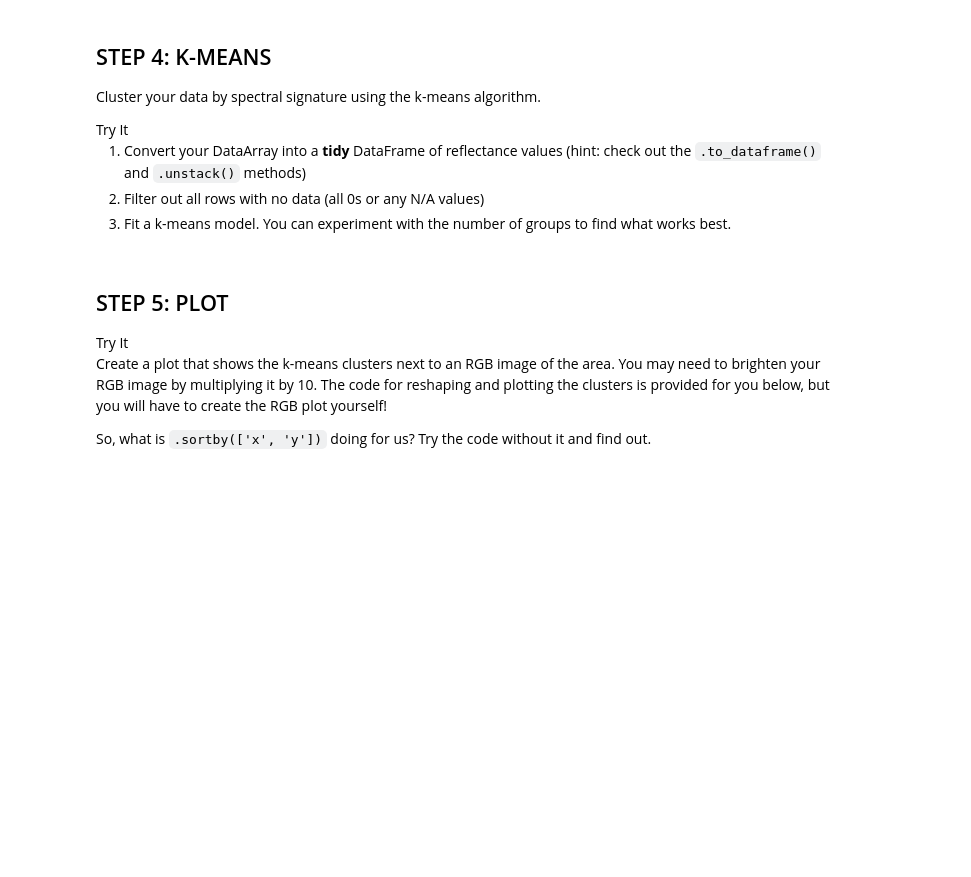
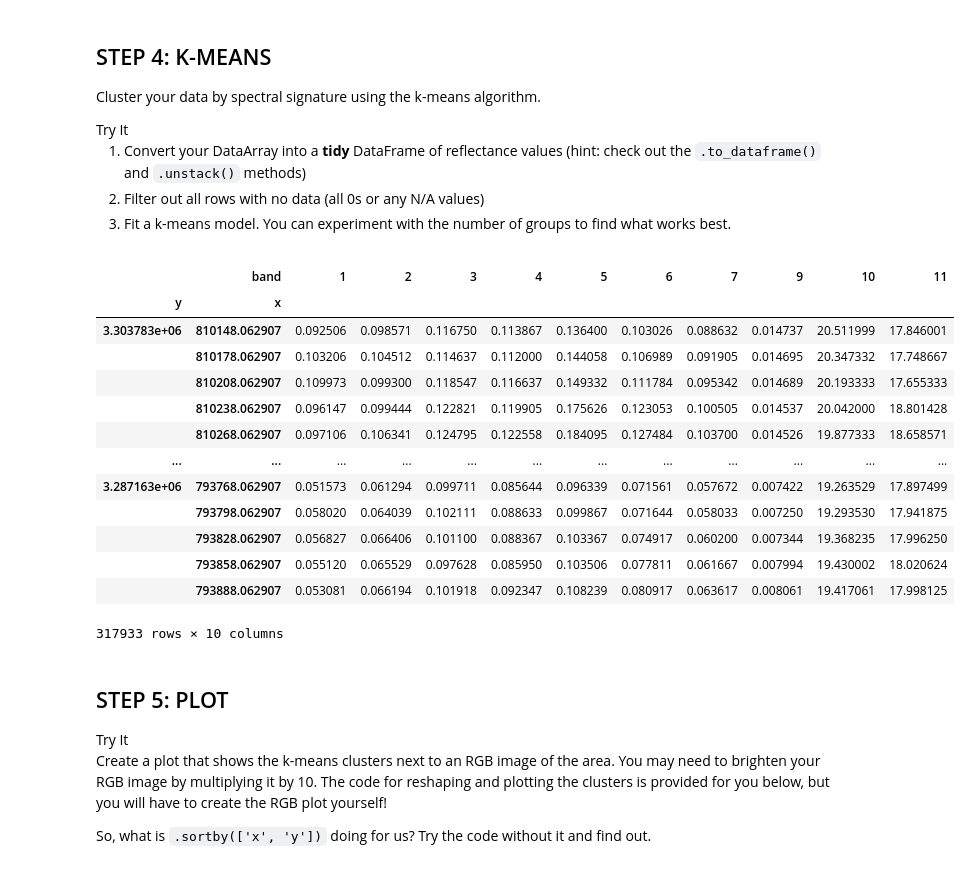
Before and after one commit to earthlab-education/clustering-lauren-alexandra, a Jupyter notebook: clustering.ipynb, the cells around one changed output. Saved outputs shown, nothing was run; the diff lists cells and outputs as text; code cells hidden in the pictures; blank space fills up the shorter version.

Commit message:
create tidy dataframe

```diff
--- a/clustering.ipynb
+++ b/clustering.ipynb
@@ -734,0 +730,25 @@ find what works best.</li>
+# %%
+# Convert spectral DataArray to a tidy DataFrame
+
+delta_reflectance_df = (
+    delta_reflectance_da.to_dataframe()
+    .reflectance # select reflectance values
+    .unstack('band')
+).dropna()
+
+delta_reflectance_df
+# %% [output]
+|  | band | 1 | 2 | 3 | 4 | 5 | 6 | 7 | 9 | 10 | 11 |
+| y | x |  |  |  |  |  |  |  |  |  |  |
+| 3.303783e+06 | 810148.062907 | 0.092506 | 0.098571 | 0.116750 | 0.113867 | 0.136400 | 0.103026 | 0.088632 | 0.014737 | 20.511999 | 17.846001 |
+|  | 810178.062907 | 0.103206 | 0.104512 | 0.114637 | 0.112000 | 0.144058 | 0.106989 | 0.091905 | 0.014695 | 20.347332 | 17.748667 |
+|  | 810208.062907 | 0.109973 | 0.099300 | 0.118547 | 0.116637 | 0.149332 | 0.111784 | 0.095342 | 0.014689 | 20.193333 | 17.655333 |
+|  | 810238.062907 | 0.096147 | 0.099444 | 0.122821 | 0.119905 | 0.175626 | 0.123053 | 0.100505 | 0.014537 | 20.042000 | 18.801428 |
+|  | 810268.062907 | 0.097106 | 0.106341 | 0.124795 | 0.122558 | 0.184095 | 0.127484 | 0.103700 | 0.014526 | 19.877333 | 18.658571 |
+| ... | ... | ... | ... | ... | ... | ... | ... | ... | ... | ... | ... |
+| 3.287163e+06 | 793768.062907 | 0.051573 | 0.061294 | 0.099711 | 0.085644 | 0.096339 | 0.071561 | 0.057672 | 0.007422 | 19.263529 | 17.897499 |
+|  | 793798.062907 | 0.058020 | 0.064039 | 0.102111 | 0.088633 | 0.099867 | 0.071644 | 0.058033 | 0.007250 | 19.293530 | 17.941875 |
+|  | 793828.062907 | 0.056827 | 0.066406 | 0.101100 | 0.088367 | 0.103367 | 0.074917 | 0.060200 | 0.007344 | 19.368235 | 17.996250 |
+|  | 793858.062907 | 0.055120 | 0.065529 | 0.097628 | 0.085950 | 0.103506 | 0.077811 | 0.061667 | 0.007994 | 19.430002 | 18.020624 |
+|  | 793888.062907 | 0.053081 | 0.066194 | 0.101918 | 0.092347 | 0.108239 | 0.080917 | 0.063617 | 0.008061 | 19.417061 | 17.998125 |
+317933 rows × 10 columns
```
Also changed, not shown: parts of 6 cells of this notebook.
